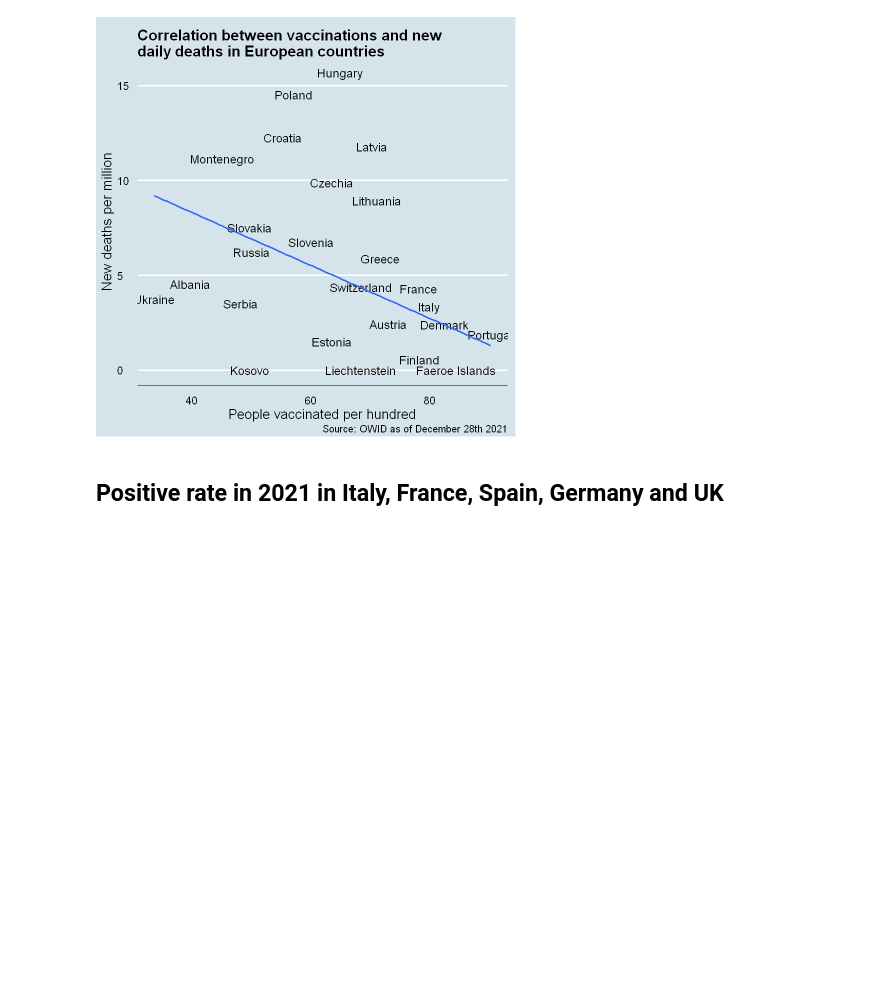
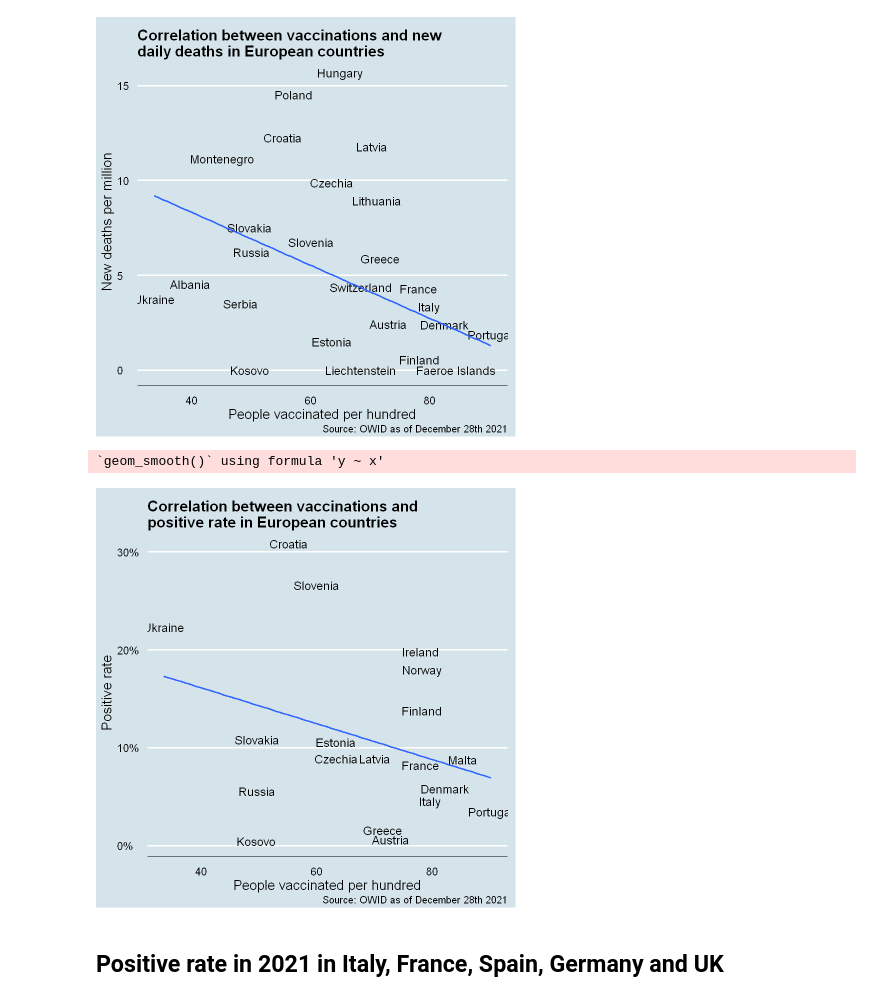
Before and after one commit to JacopoMalatesta/covid_cloud_database, a Jupyter notebook: 02 - Querying and visualizing the database with SQL and R.ipynb, the cells around one changed output. Cells and saved outputs as stored; diff of their text form; code cells hidden in the pictures; blank space fills up the shorter version.

Commit message:
Added new visualization to script 02

```diff
--- a/02 - Querying and visualizing the database with SQL and R.ipynb
+++ b/02 - Querying and visualizing the database with SQL and R.ipynb
@@ -183,3 +185,32 @@ theme(title = element_text(size = 12),
+# %%
+query <- "SELECT location, people_vaccinated_per_hundred, positive_rate
+          FROM covid
+          WHERE continent = 'Europe' AND
+                date = '2021-12-24' AND
+                people_vaccinated_per_hundred IS NOT NULL AND
+                positive_rate IS NOT NULL"
+
+dbGetQuery(conn = con, statement = query) %>%
+ggplot(aes(x = people_vaccinated_per_hundred, y = positive_rate, label = location)) +
+geom_text(size = 5, check_overlap = TRUE) +
+geom_smooth(method = "lm", se = FALSE) +
+scale_y_continuous(labels = scales::percent) +
+scale_x_continuous(breaks = seq(0, 100, 20)) +
+theme_economist() +
+labs(title = "Correlation between vaccinations and \npositive rate in European countries",
+     x = "People vaccinated per hundred",
+     y = "Positive rate",
+     caption = "Source: OWID as of December 28th 2021") +
+theme(title = element_text(size = 12),
+      plot.caption = element_text(size = 12, hjust = 1, vjust = -3),
+      axis.text.x = element_text(size = 13),
+      axis.title.x = element_text(size = 16, vjust = -0.5),
+      axis.title.y = element_text(size = 16, vjust = 2.5),
+      axis.text.y = element_text(size = 13),
+      axis.ticks.x = element_blank())
+# %% [output]
+`geom_smooth()` using formula 'y ~ x'
+[figure, added]
 # %% [markdown]
 ## Positive rate in 2021 in Italy, France, Spain, Germany and UK
 # %%
```
Also changed, not shown: parts of 3 cells of this notebook.
